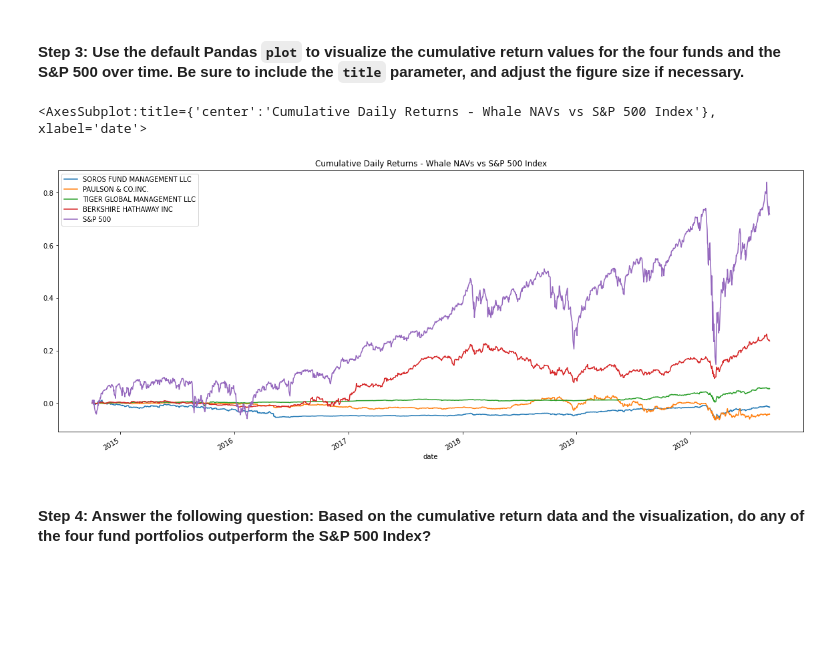
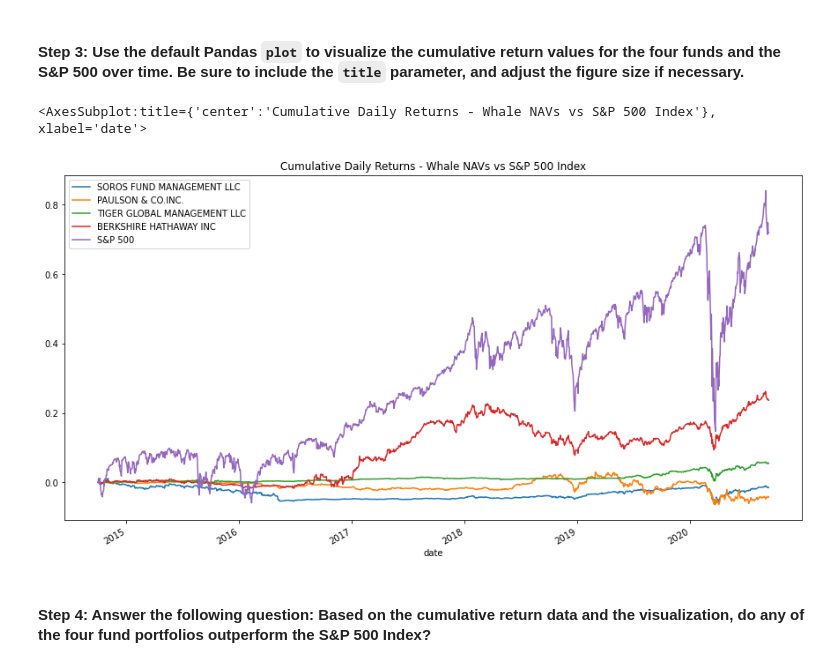
Before and after one commit to lindseyhardouin/Challenge_4, a Jupyter notebook: risk_return_analysis.ipynb, the cells around one changed output. Saved outputs shown, nothing was run; the diff lists cells and outputs as text; code cells hidden in the pictures; blank space fills up the shorter version.

```diff
--- a/risk_return_analysis.ipynb
+++ b/risk_return_analysis.ipynb
@@ -192,13 +192,13 @@ cum_returns_whale_navs.tail()
 # %%
 # Visualize the cumulative returns using the Pandas plot function
 # Include a title parameter and adjust the figure size
 
 cum_returns_whale_navs.plot(
-    figsize=(20,8),
+    figsize=(15,8),
     title="Cumulative Daily Returns - Whale NAVs vs S&P 500 Index")
 # %% [output]
 <AxesSubplot:title={'center':'Cumulative Daily Returns - Whale NAVs vs S&P 500 Index'}, xlabel='date'>
-[figure, old version]
+[figure, new version]
 # %% [markdown]
 #### Step 4: Answer the following question: Based on the cumulative return data and the visualization, do any of the four fund portfolios outperform the S&P 500 Index?
 # %% [markdown]
```
Also changed, not shown: parts of 7 cells of this notebook.
